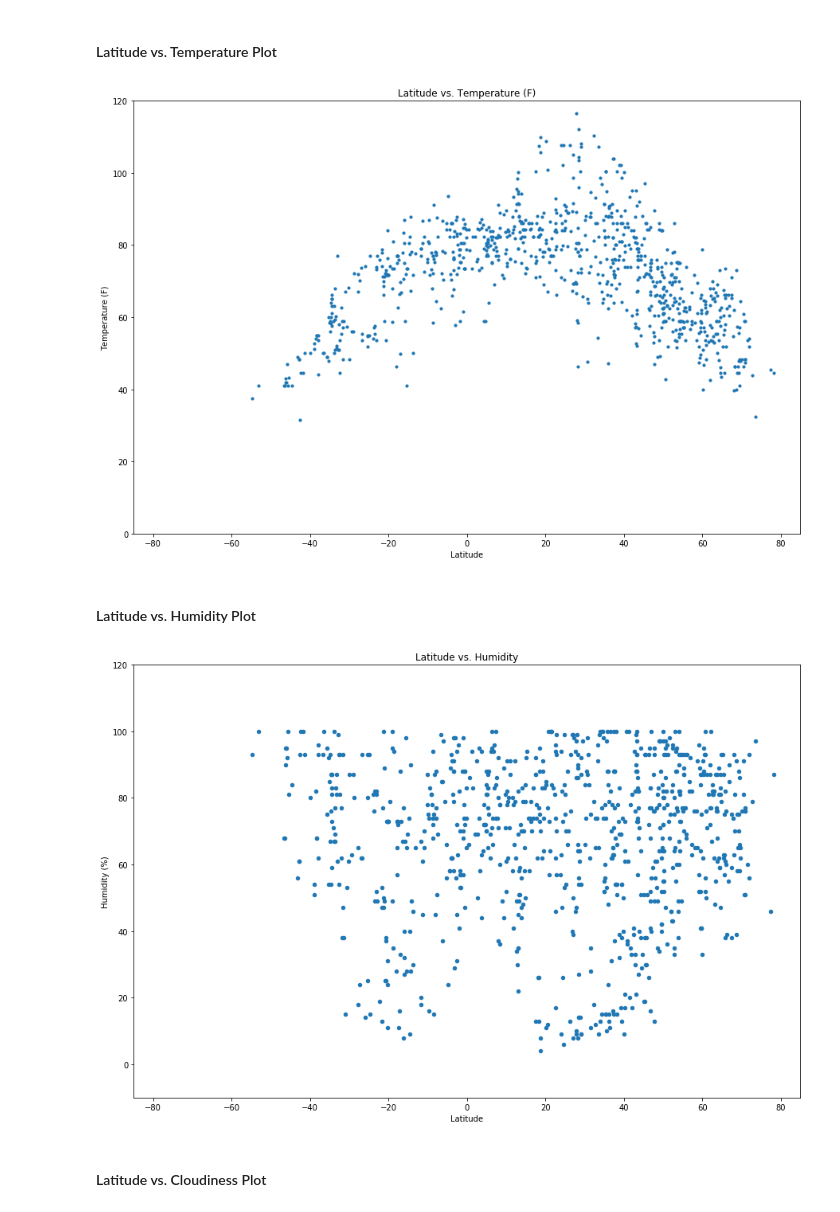
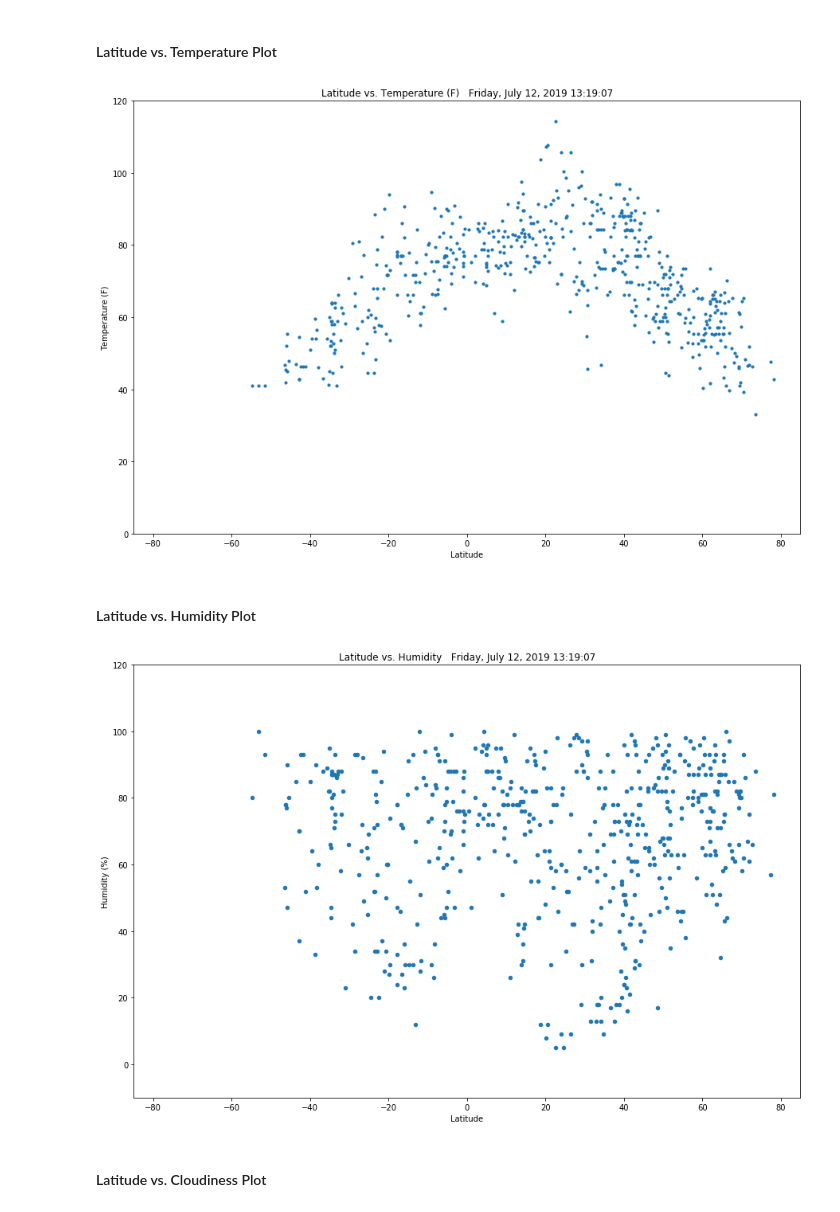
Before and after one commit to MikeAnderson89/Weather-Analysis, a Jupyter notebook: WeatherPy.ipynb, the cells around one changed output. Cells and saved outputs as stored; diff of their text form; code cells hidden in the pictures.

Commit message:
Added converted Unix dates

```diff
--- a/WeatherPy.ipynb
+++ b/WeatherPy.ipynb
@@ -38,8 +47,8 @@ lat_lngs = []
 cities = []
 
 # Create a set of random lat and lng combinations
-lats = np.random.uniform(low=-90.000, high=90.000, size=3000)
-lngs = np.random.uniform(low=-180.000, high=180.000, size=3000)
+lats = np.random.uniform(low=-90.000, high=90.000, size=1500)
+lngs = np.random.uniform(low=-180.000, high=180.000, size=1500)
 lat_lngs = zip(lats, lngs)
 
 # Identify nearest city for each lat, lng combination
@@ -109,7 +118,8 @@ for city in cities:
                 "Max Temp": (city_weather['main']['temp_max'] - 273.15),
                 "Wind Speed": city_weather['wind']['speed'],
                 "Latitude": city_weather['coord']['lat'],
-                "Longitude": city_weather['coord']['lon']
+                "Longitude": city_weather['coord']['lon'],
+                "Date": time.ctime(city_weather['dt'])
             })
         except KeyError:
             print("City not found.  Skipping...")
@@ -159,22 +169,22 @@ weather_df.head()
 weather_df.plot(kind='scatter', x='Latitude', y='Max Temp (F)', figsize=(15,10), s=10)
 plt.xlim(-85, 85)
 plt.ylim(0, 120)
-plt.title('Latitude vs. Temperature (F)')
+plt.title('Latitude vs. Temperature (F)   Friday, July 12, 2019 13:19:07')
 plt.ylabel('Temperature (F)')
 plt.savefig('Output_Files/Latitude_vs_Temperature.png')
 # %% [output]
-[figure, old version]
+[figure, new version]
 # %% [markdown]
 #### Latitude vs. Humidity Plot
 # %%
 weather_df.plot(kind='scatter', x='Latitude', y='Humidity', figsize=(15,10))
 plt.xlim(-85, 85)
 plt.ylim(-10, 120)
-plt.title('Latitude vs. Humidity')
+plt.title('Latitude vs. Humidity   Friday, July 12, 2019 13:19:07')
 plt.ylabel('Humidity (%)')
 plt.savefig('Output_Files/Latitude_vs_Humidity.png')
 # %% [output]
-[figure, old version]
+[figure, new version]
 # %% [markdown]
 #### Latitude vs. Cloudiness Plot
 # %%
```
Also changed, not shown: parts of 10 cells of this notebook, 7 other files.
